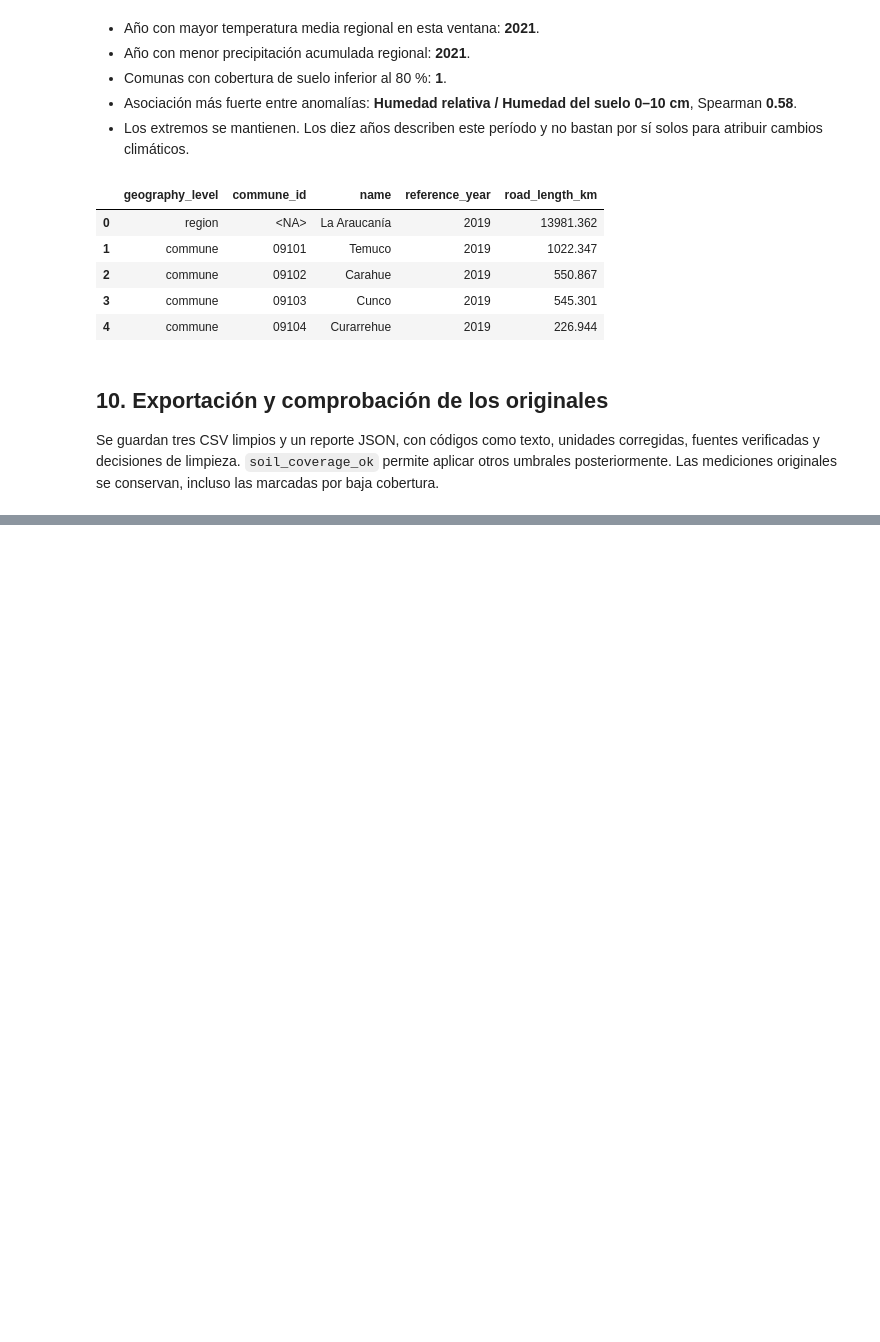
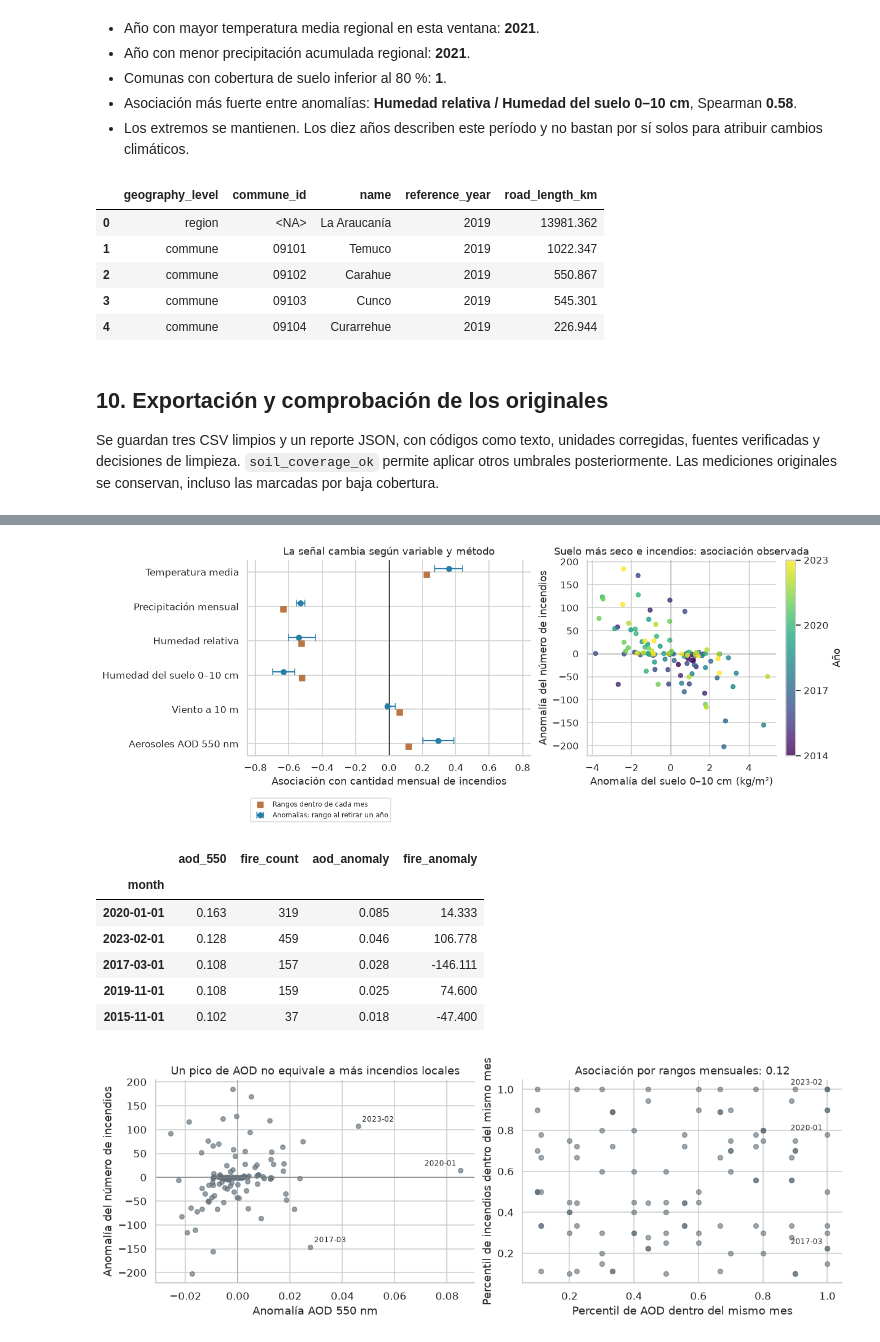
Before and after one commit to eziocard/DeHecho, a Jupyter notebook: analisis.ipynb, the cells around one changed output, grey strips where cells are left out. Drawn from its saved outputs; the diff is of its cells as text; code cells hidden in the pictures; blank space fills up the shorter version.

```diff
--- a/analisis.ipynb
+++ b/analisis.ipynb
@@ -479,0 +707,70 @@ Originales intactos. Cuatro archivos de salida en: datos_mensuales_2014_2023\lim
+# %%
+joint_anomalies = joint - joint.groupby(joint.index.month).transform('mean')
+within_month_ranks = joint.groupby(joint.index.month).rank(pct=True)
+fire_association_records = []
+for variable in CORE:
+    rho, n = spearman_pair(joint_anomalies[variable], joint_anomalies.fire_count)
+    sensitivity = []
+    for omitted in sorted(joint.index.year.unique()):
+        reduced = joint.loc[joint.index.year != omitted]
+        reduced_anomaly = reduced - reduced.groupby(reduced.index.month).transform('mean')
+        value, _ = spearman_pair(reduced_anomaly[variable], reduced_anomaly.fire_count)
+        sensitivity.append(value)
+    fire_association_records.append({
+        'variable': variable, 'label': CORE[variable][0], 'n_months': n,
+        'anomaly_spearman': rho, 'omit_year_min': min(sensitivity), 'omit_year_max': max(sensitivity),
+        'within_month_rank_correlation': float(within_month_ranks[variable].corr(within_month_ranks.fire_count)),
+    })
+fire_associations = pd.DataFrame(fire_association_records).set_index('variable')
+display(fire_associations.round(3))
+
+fig, axes = plt.subplots(1, 2, figsize=(12, 4.5), constrained_layout=True,
+                         gridspec_kw={'width_ratios': [1.5, 1]})
+y = np.arange(len(fire_associations))
+values = fire_associations.anomaly_spearman
+axes[0].errorbar(values, y-.09,
+    xerr=np.vstack([values-fire_associations.omit_year_min, fire_associations.omit_year_max-values]),
+    fmt='o', color='#277DA8', capsize=4, label='Anomalías; rango al retirar un año')
+axes[0].scatter(fire_associations.within_month_rank_correlation, y+.09, color='#BB7542',
+                marker='s', label='Rangos dentro de cada mes')
+axes[0].axvline(0, color='black', linewidth=.8)
+axes[0].set(yticks=y, yticklabels=fire_associations.label, xlim=(-.85, .85),
+            xlabel='Asociación con cantidad mensual de incendios', title='La señal cambia según variable y método')
+axes[0].invert_yaxis()
+axes[0].legend(loc='upper left', bbox_to_anchor=(0, -.20), fontsize=8)
+scatter = axes[1].scatter(joint_anomalies[S], joint_anomalies.fire_count,
+                         c=joint.index.year, cmap='viridis', s=24, alpha=.8)
+axes[1].axhline(0, color='gray', linewidth=.7)
+axes[1].axvline(0, color='gray', linewidth=.7)
+axes[1].set(xlabel='Anomalía del suelo 0–10 cm (kg/m²)', ylabel='Anomalía del número de incendios',
+            title='Suelo más seco e incendios: asociación observada')
+fig.colorbar(scatter, ax=axes[1], label='Año', ticks=[2014,2017,2020,2023])
+plt.show()
+
+# Contrastar los mayores picos de AOD con el número de incendios realmente observado.
+aod_cases = joint.nlargest(5, 'aod_550')[['aod_550', 'fire_count']].copy()
+aod_cases['aod_anomaly'] = joint_anomalies.loc[aod_cases.index, 'aod_550']
+aod_cases['fire_anomaly'] = joint_anomalies.loc[aod_cases.index, 'fire_count']
+display(aod_cases.round(3))
+fig, axes = plt.subplots(1, 2, figsize=(11, 3.8), constrained_layout=True)
+axes[0].scatter(joint_anomalies.aod_550, joint_anomalies.fire_count, s=24, color='#616F79', alpha=.65)
+for date in aod_cases.index[:3]:
+    axes[0].annotate(date.strftime('%Y-%m'),
+        (joint_anomalies.loc[date, 'aod_550'], joint_anomalies.loc[date, 'fire_count']),
+        xytext=(-4 if date == aod_cases.index[0] else 4, 5), textcoords='offset points',
+        ha='right' if date == aod_cases.index[0] else 'left', fontsize=8)
+axes[0].set(xlabel='Anomalía AOD 550 nm', ylabel='Anomalía del número de incendios',
+            title='Un pico de AOD no equivale a más incendios locales')
+axes[0].axhline(0, color='gray', linewidth=.7)
+axes[0].axvline(0, color='gray', linewidth=.7)
+axes[1].scatter(within_month_ranks.aod_550, within_month_ranks.fire_count,
+                s=26, alpha=.6, color='#616F79')
+for date in aod_cases.index[:3]:
+    axes[1].annotate(date.strftime('%Y-%m'),
+        (within_month_ranks.loc[date, 'aod_550'], within_month_ranks.loc[date, 'fire_count']),
+        xytext=(-5, 5), textcoords='offset points', ha='right', fontsize=8)
+axes[1].set(xlabel='Percentil de AOD dentro del mismo mes',
+            ylabel='Percentil de incendios dentro del mismo mes',
+            title=f'Asociación por rangos mensuales: {fire_associations.loc["aod_550", "within_month_rank_correlation"]:.2f}')
+plt.show()
+# %% [output]
@@ -479,0 +785,9 @@ Originales intactos. Cuatro archivos de salida en: datos_mensuales_2014_2023\lim
+[figure, added]
+|  | aod_550 | fire_count | aod_anomaly | fire_anomaly |
+| month |  |  |  |  |
+| 2020-01-01 | 0.163 | 319 | 0.085 | 14.333 |
+| 2023-02-01 | 0.128 | 459 | 0.046 | 106.778 |
+| 2017-03-01 | 0.108 | 157 | 0.028 | -146.111 |
+| 2019-11-01 | 0.108 | 159 | 0.025 | 74.600 |
+| 2015-11-01 | 0.102 | 37 | 0.018 | -47.400 |
+[figure, added]
```
Also changed, not shown: parts of 45 cells of this notebook, 8 other files.
